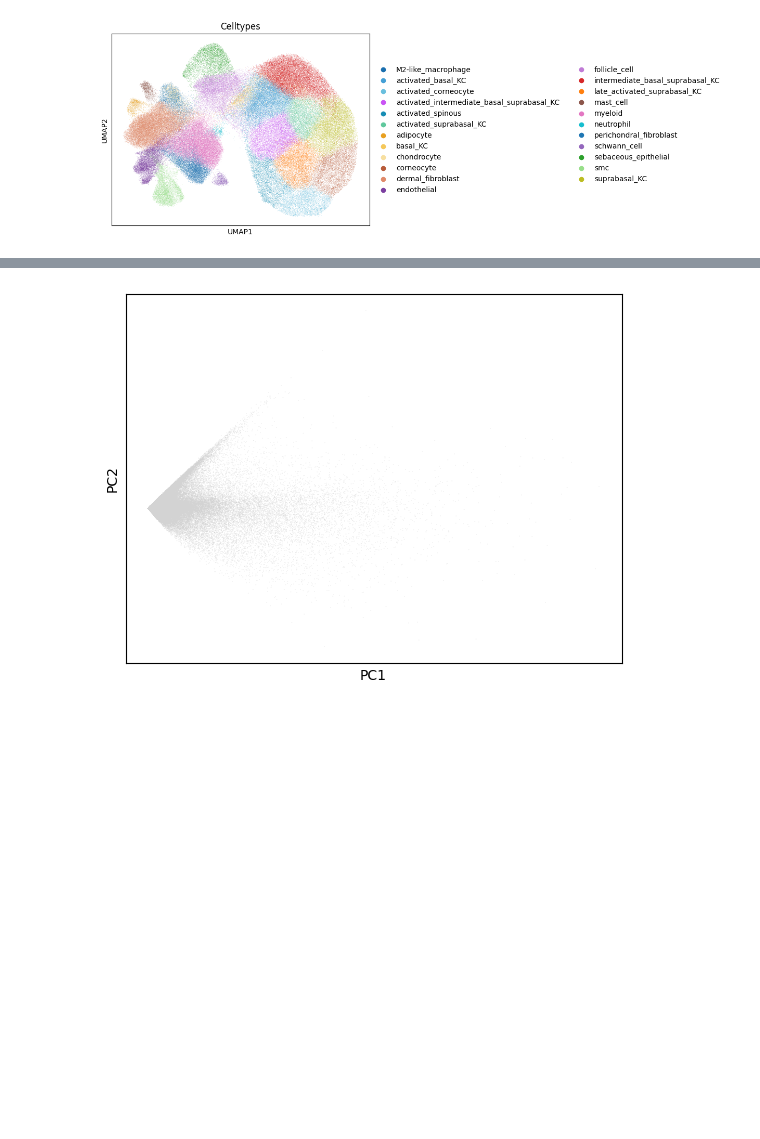
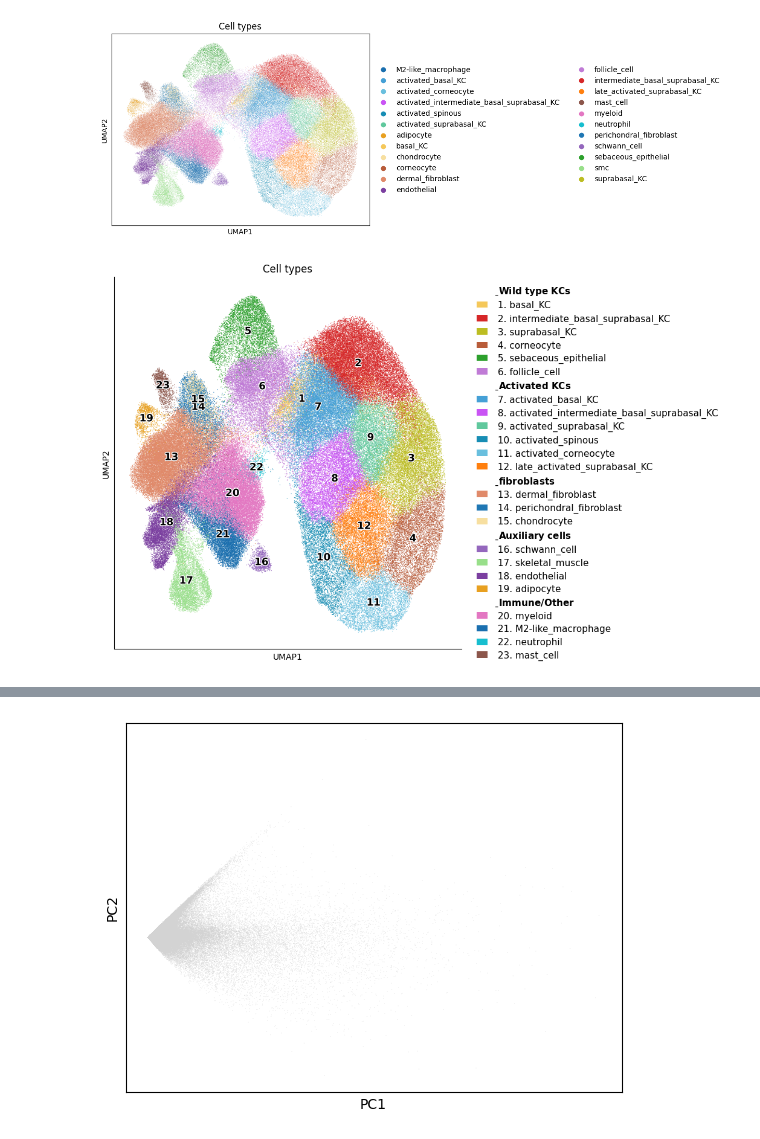
Before and after one commit to DominicBuxton/iMSC_Xenium_Phenocycler_Analysis, a Jupyter notebook: Graphs_Figures_Stats/QC_Integration_Assignment_figure/Pre-post-resolvi.ipynb, the cells around one changed output, grey strips where cells are left out. Saved outputs shown, nothing was run; the diff lists cells and outputs as text; code cells hidden in the pictures; blank space fills up the shorter version.

```diff
--- a/Graphs_Figures_Stats/QC_Integration_Assignment_figure/Pre-post-resolvi.ipynb
+++ b/Graphs_Figures_Stats/QC_Integration_Assignment_figure/Pre-post-resolvi.ipynb
@@ -19,3 +46,101 @@ sc.pl.umap(adata, color = ['celltype_assignments'], title = 'Celltypes')
 # %% [output]
 [figure]
+# %%
+import scanpy as sc
+import matplotlib.pyplot as plt
+import pandas as pd
+from matplotlib.patches import Patch
+
+# 1. Rename 'smc' to 'skeletal_muscle' in the raw text data first
+adata.obs['celltype_assignments'] = adata.obs['celltype_assignments'].astype(str)
+adata.obs['celltype_assignments'] = adata.obs['celltype_assignments'].replace('smc', 'skeletal_muscle')
+
+# 2. Define your layout and group definitions
+grouped_categories = {
+    'Wild type KCs': ['basal_KC', 'intermediate_basal_suprabasal_KC', 'suprabasal_KC', 'corneocyte', 'sebaceous_epithelial', 'follicle_cell'],
+    'Activated KCs': ['activated_basal_KC', 'activated_intermediate_basal_suprabasal_KC', 'activated_suprabasal_KC', 'activated_spinous', 'activated_corneocyte', 'late_activated_suprabasal_KC'],
+    'fibroblasts': ['dermal_fibroblast', 'perichondral_fibroblast', 'chondrocyte'],
+    'Auxiliary cells': ['schwann_cell', 'skeletal_muscle', 'endothelial', 'adipocyte'],
+    'Immune/Other': ['myeloid', 'M2-like_macrophage', 'neutrophil', 'mast_cell']
+}
+
+# Flatten the dictionary to create your strict custom sorting order
+custom_order = [celltype for sublist in grouped_categories.values() for celltype in sublist]
+
+# Create explicit numerical mappings based on the custom order (1, 2, 3...)
+num_mapping = {celltype: str(i+1) for i, celltype in enumerate(custom_order)}
+
+# 3. Establish the authentic color mapping BEFORE changing the category sorting order
+original_categories = adata.obs['celltype_assignments'].astype('category').cat.categories
+color_palette = adata.uns['celltype_assignments_colors']
+true_color_mapping = dict(zip(original_categories, color_palette))
+
+# 4. Enforce your strict custom categorical sorting order on the primary tracking column
+adata.obs['celltype_assignments'] = pd.Categorical(
+    adata.obs['celltype_assignments'],
+    categories=custom_order,
+    ordered=True
+)
+adata.uns['celltype_assignments_colors'] = [true_color_mapping[ct] for ct in custom_order]
+
+# 5. Create a temporary column containing ONLY the cluster numbers for on-data UMAP annotations
+adata.obs['celltype_numbers'] = adata.obs['celltype_assignments'].map(num_mapping)
+adata.obs['celltype_numbers'] = pd.Categorical(
+    adata.obs['celltype_numbers'],
+    categories=[num_mapping[ct] for ct in custom_order],
+    ordered=True
+)
+# Keep colors perfectly synced for the temporary numeric layer
+adata.uns['celltype_numbers_colors'] = adata.uns['celltype_assignments_colors']
+
+# 6. Generate the base UMAP
+fig, ax = plt.subplots(figsize=(10, 8))
+sc.pl.umap(
+    adata,
+    color=['celltype_numbers'],  # Plotting numbers column handles the "on data" labeling beautifully
+    title='Cell types',
+    ax=ax,
+    show=False,
+    alpha=0.9,
+    size=3,
+    legend_loc='on data',        # Positions numbers at cluster centroids
+    legend_fontsize=12,          # Adjust text size of the numbers on the plot
+    legend_fontweight='bold',
+    legend_fontoutline=2         # Adds a clean white outline to the numbers so they read easily over dense spots
+)
+
+# 7. Create the grouped legend layout with header annotations and matching numbers
+legend_elements = []
+
+for group_name, celltypes in grouped_categories.items():
+    formatted_header = group_name.replace(' ', r'\ ')
+    header_label = f"$\\underbar{{\\mathbf{{{formatted_header}}}}}$"
+
+    # Insert the formatted group title as a header
+    legend_elements.append(Patch(color='none', label=header_label))
+
+    # Append the cell types matching the numbering used on the graph
+    for ct in celltypes:
+        num = num_mapping[ct]
+        legend_elements.append(Patch(facecolor=true_color_mapping[ct], label=f" {num}. {ct}"))
+
+# Draw the custom structural legend on the side
+ax.legend(
+    handles=legend_elements,
+    bbox_to_anchor=(1.02, 1.0),
+    loc='upper left',
+    frameon=False,
+    fontsize=11,
+    handlelength=1.2,
+    labelspacing=0.4
+)
+
+# Format and display without clipping layout issues
+ax.spines[['top', 'right']].set_visible(False)
+plt.subplots_adjust(right=0.7)
+
+plt.savefig(r"C:\Users\dbuxton\OneDrive\Desktop\biochem\Year 4\Thesis\results figures or slides\Final assembly\QC_figures\UMAP.png", bbox_inches = 'tight', dpi = 500)
+plt.show()
+# %% [output]
+[figure, added]
 # %%
```
Also changed, not shown: parts of 5 cells of this notebook.
